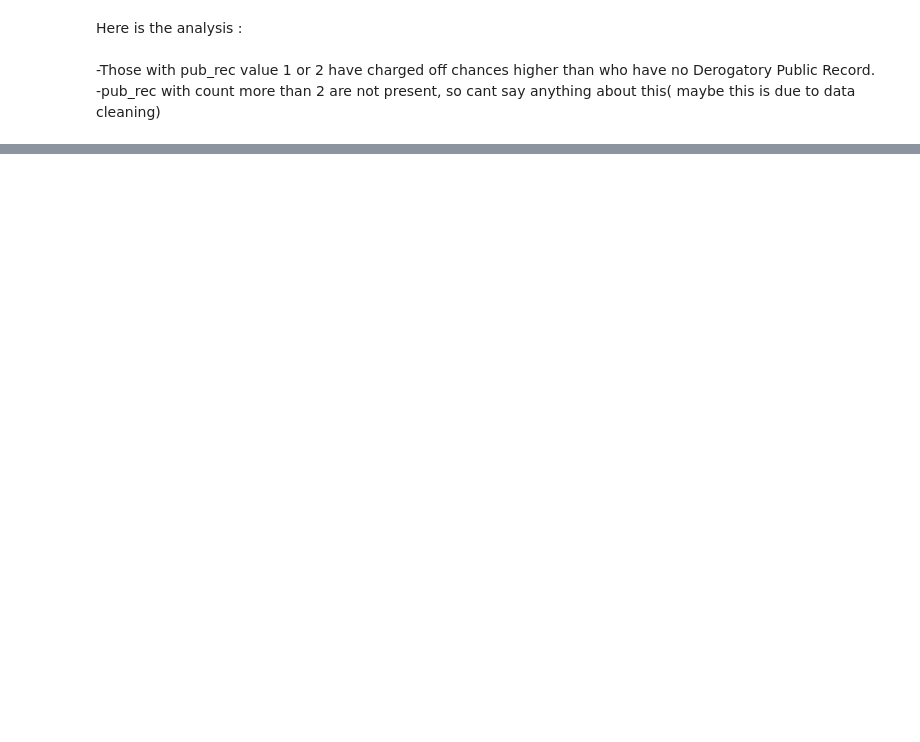
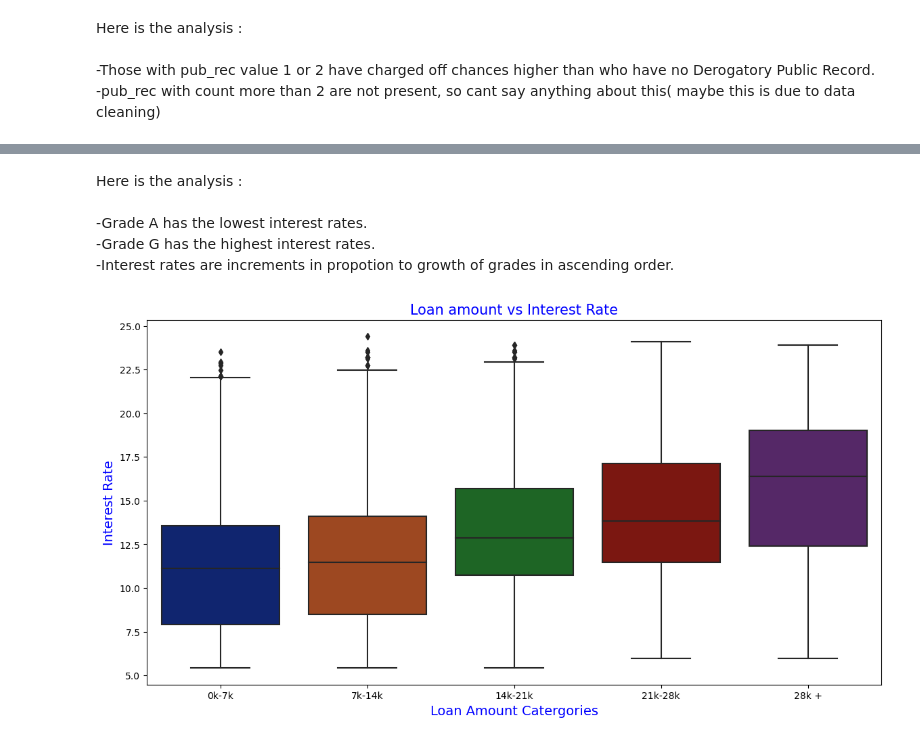
Before and after one commit to chetnapriyadarshini/Lending_Club_Case_Study_EDA, a Jupyter notebook: Group_Facilitator_Name.ipynb, the cells around one changed output, grey strips where cells are left out. Saved outputs shown, nothing was run; the diff lists cells and outputs as text; code cells hidden in the pictures; blank space fills up the shorter version.

```diff
--- a/Group_Facilitator_Name.ipynb
+++ b/Group_Facilitator_Name.ipynb
@@ -1092,0 +1133,16 @@ Here is the analysis : <br><br>
+# %% [markdown]
+Here is the analysis : <br><br>
+-Grade A has the lowest interest rates.<br>
+-Grade G has the highest interest rates.<br>
+-Interest rates are increments in propotion to growth of grades in ascending order.<br>
+# %%
+#   Loan amount Vs Interest Rates
+
+plt.figure(figsize=(14,7),facecolor='w')
+ax = sns.boxplot(y='int_rate', x='loanData_amnt_cats', data =loanData,palette='dark')
+ax.set_title('Loan amount vs Interest Rate',fontsize=15,color='b')
+ax.set_ylabel('Interest Rate',fontsize=14,color = 'b')
+ax.set_xlabel('Loan Amount Catergories',fontsize=14,color = 'b')
+plt.show()
+# %% [output]
+[figure, added]
```
Also changed, not shown: parts of 31 cells of this notebook.
